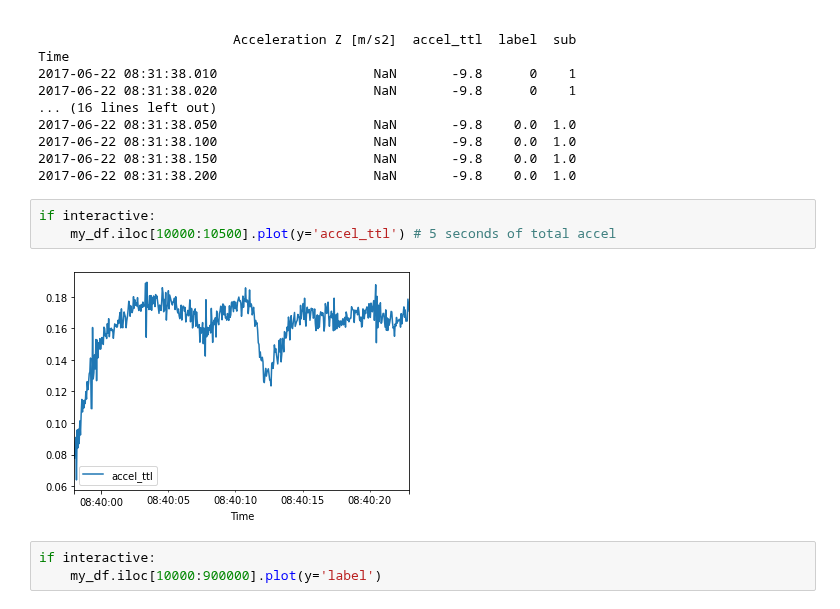
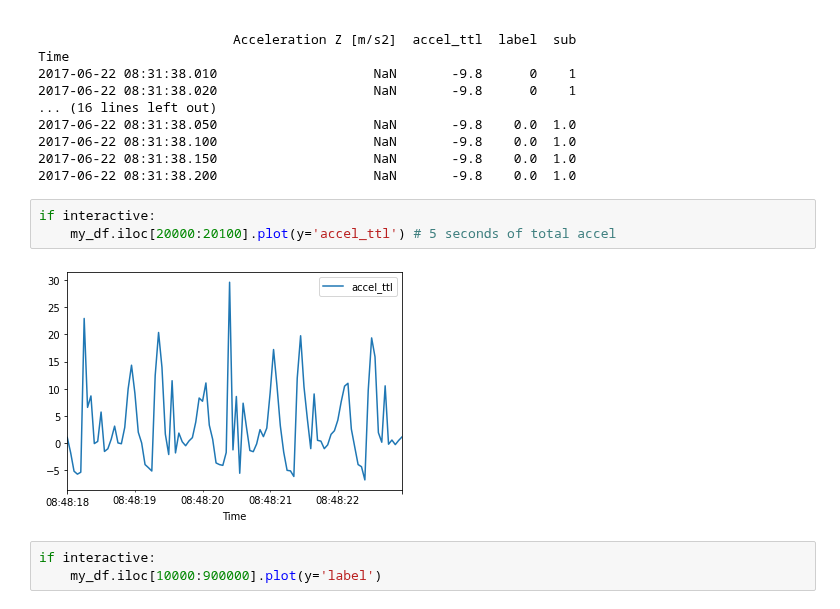
Before and after one commit to imics-lab/load_data_time_series, a Jupyter notebook: HAR/SHL/SHL_load_dataset.ipynb, the cells around one changed output. Drawn from its saved outputs; the diff is of its cells as text.

```diff
--- a/HAR/SHL/SHL_load_dataset.ipynb
+++ b/HAR/SHL/SHL_load_dataset.ipynb
@@ -232,9 +231,9 @@ Time
 2017-06-22 08:31:38.200                    NaN       -9.8    0.0  1.0
 # %%
 if interactive:
-    my_df.iloc[10000:10500].plot(y='accel_ttl') # 5 seconds of total accel
+    my_df.iloc[20000:20100].plot(y='accel_ttl') # 5 seconds of total accel
 # %% [output]
-[figure, old version]
+[figure, new version]
 # %%
 if interactive:
     my_df.iloc[10000:900000].plot(y='label')
```
Also changed, not shown: parts of 6 cells of this notebook.
